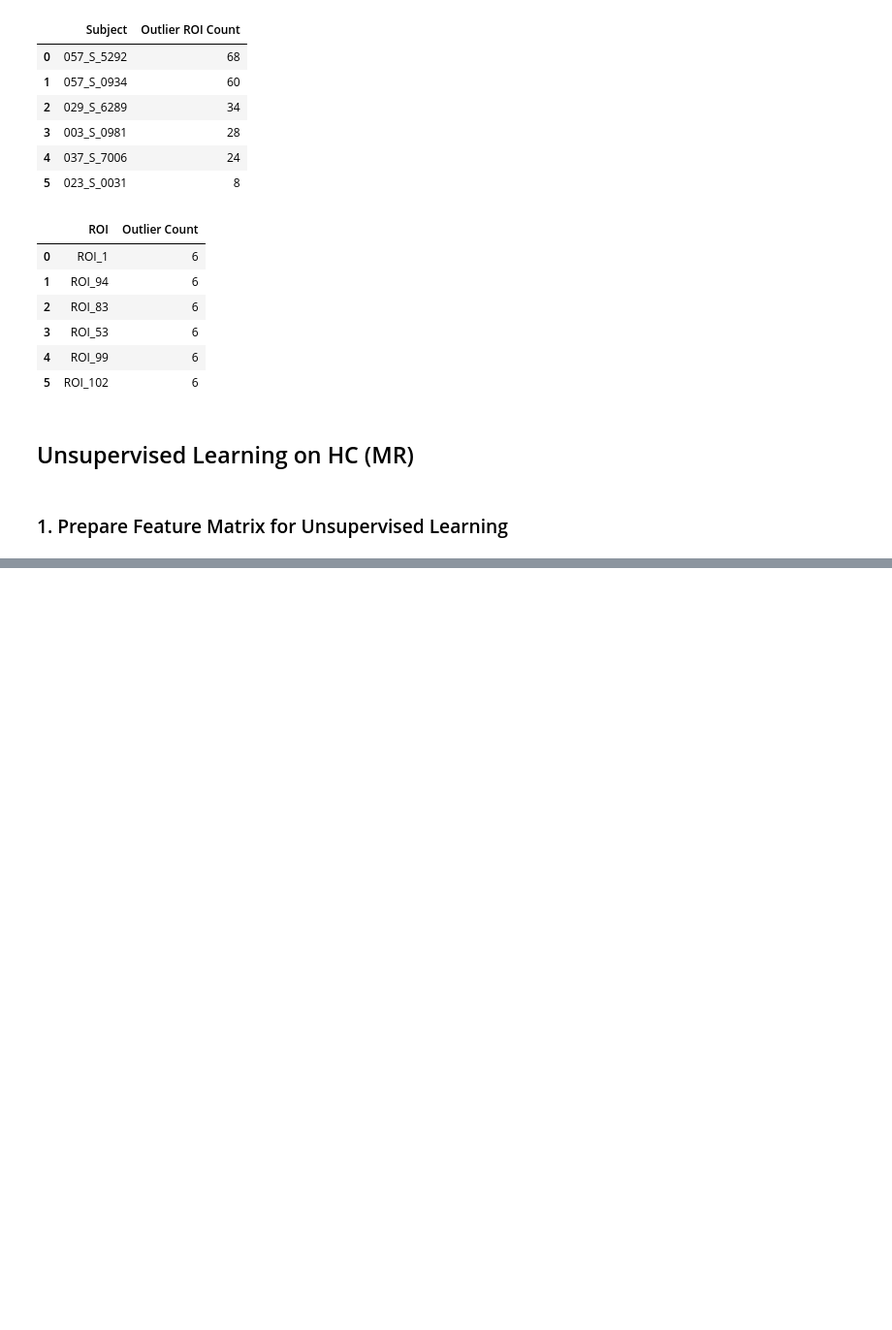
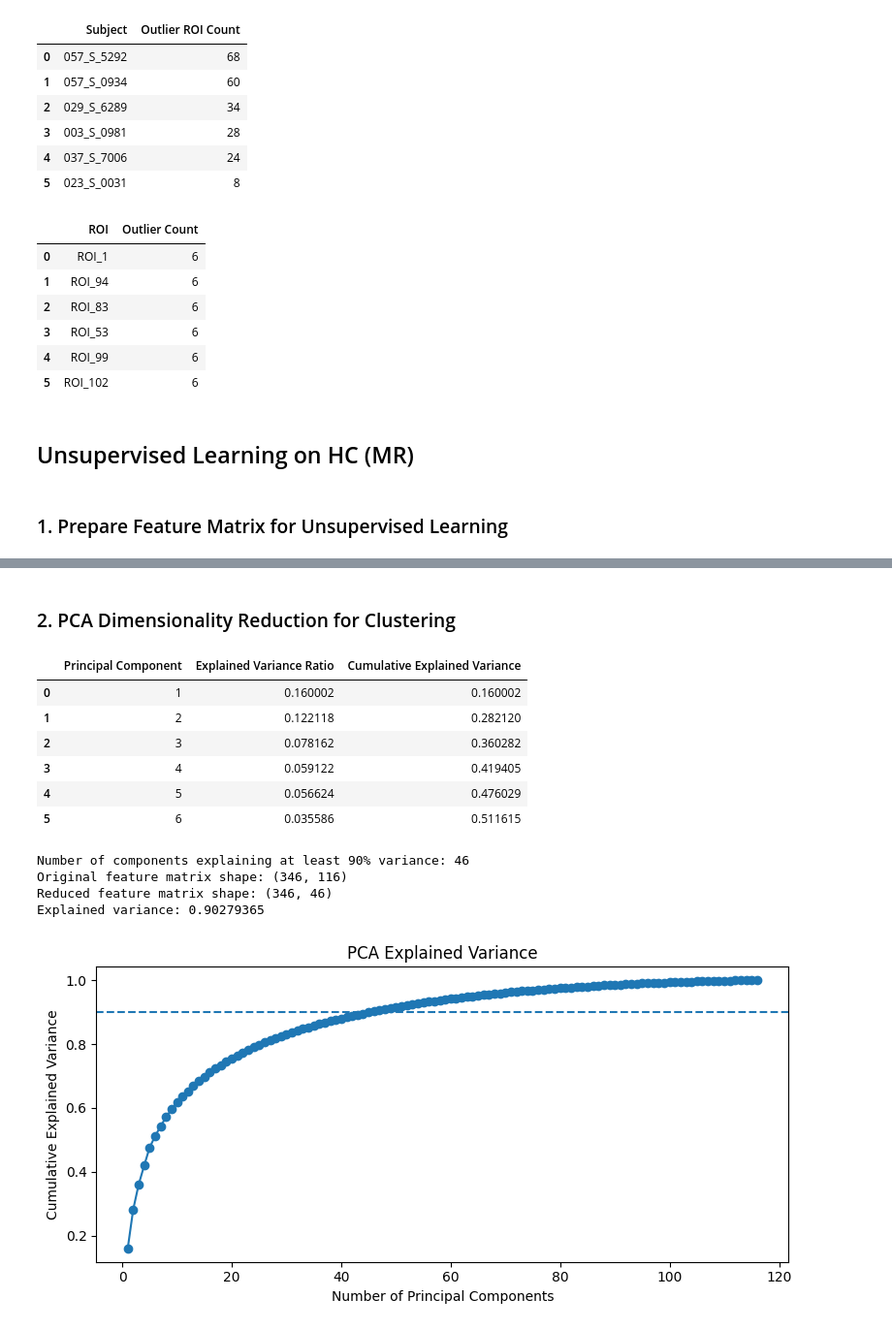
Before and after one commit to AnyUnimib/Medical_Imaging_Project, a Jupyter notebook: ADNI.ipynb, the cells around one changed output, grey strips where cells are left out. Shown at 97% size. Cells and saved outputs as stored; diff of their text form; code cells hidden in the pictures; blank space fills up the shorter version.

```diff
--- a/ADNI.ipynb
+++ b/ADNI.ipynb
@@ -919,3 +923,22 @@ Percentage of subjects with ROI outliers: 20.809248554913296
 ## Unsupervised Learning on HC (MR)
 # %% [markdown]
 ### 1. Prepare Feature Matrix for Unsupervised Learning
+# %%
+# Select ROI features for unsupervised learning
+roi_columns = [f"ROI_{i}" for i in range(1, 117)]
+X_hc = hc_roi_df[roi_columns].copy()
+
+print("Selected ROI feature matrix shape:", X_hc.shape)
+
+# Verify feature matrix
+print("Missing values:", X_hc.isna().sum().sum())
+print("Infinite values:", np.isinf(X_hc.to_numpy()).sum())
+print("Duplicate subjects:", hc_roi_df["Subject"].duplicated().sum())
+print("Number of features:", X_hc.shape[1])
+print("Number of subjects:", X_hc.shape[0])
+
+# Prepare modeling matrix
+X_hc_model = X_hc.to_numpy(dtype=np.float32)
+
+print("Modeling matrix shape:", X_hc_model.shape)
+print("Modeling matrix data type:", X_hc_model.dtype)
@@ -921,0 +954,55 @@ Percentage of subjects with ROI outliers: 20.809248554913296
+# %% [markdown]
+### 2. PCA Dimensionality Reduction for Clustering
+# %%
+# Apply PCA to the HC ROI feature matrix
+pca = PCA()
+X_hc_pca = pca.fit_transform(X_hc_model)
+
+# Explained variance
+explained_variance_ratio = pca.explained_variance_ratio_
+cumulative_explained_variance = np.cumsum(explained_variance_ratio)
+
+# Display explained variance summary
+pca_summary = pd.DataFrame({
+    "Principal Component": np.arange(1, len(explained_variance_ratio) + 1),
+    "Explained Variance Ratio": explained_variance_ratio,
+    "Cumulative Explained Variance": cumulative_explained_variance})
+
+display(pca_summary.head(6))
+
+# Determine number of components explaining at least 90% variance
+n_components_90 = np.argmax(cumulative_explained_variance >= 0.90) + 1
+
+print("Number of components explaining at least 90% variance:", n_components_90)
+
+# Create reduced feature representation
+pca_final = PCA(n_components=n_components_90)
+X_hc_reduced = pca_final.fit_transform(X_hc_model)
+
+print("Original feature matrix shape:", X_hc_model.shape)
+print("Reduced feature matrix shape:", X_hc_reduced.shape)
+print("Explained variance:", pca_final.explained_variance_ratio_.sum())
+
+# Visualize cumulative explained variance
+plt.figure(figsize=(8, 4))
+plt.plot(np.arange(1, len(cumulative_explained_variance) + 1),
+    cumulative_explained_variance, marker="o")
+plt.axhline(0.90, linestyle="--")
+plt.xlabel("Number of Principal Components")
+plt.ylabel("Cumulative Explained Variance")
+plt.title("PCA Explained Variance")
+plt.tight_layout()
+plt.show()
+# %% [output]
+|  | Principal Component | Explained Variance Ratio | Cumulative Explained Variance |
+| 0 | 1 | 0.160002 | 0.160002 |
+| 1 | 2 | 0.122118 | 0.282120 |
+| 2 | 3 | 0.078162 | 0.360282 |
+| 3 | 4 | 0.059122 | 0.419405 |
+| 4 | 5 | 0.056624 | 0.476029 |
+| 5 | 6 | 0.035586 | 0.511615 |
+Number of components explaining at least 90% variance: 46
+Original feature matrix shape: (346, 116)
+Reduced feature matrix shape: (346, 46)
+Explained variance: 0.90279365
+[figure, added]
```
Also changed, not shown: parts of 22 cells of this notebook.
